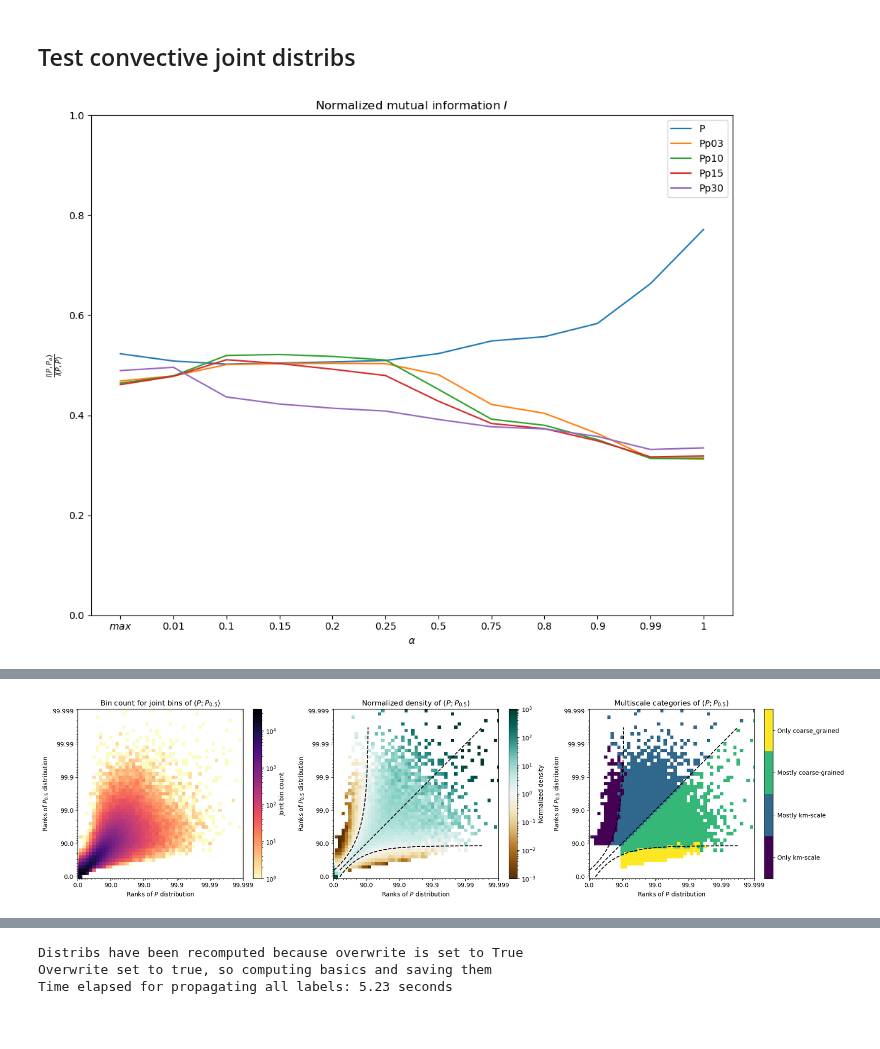
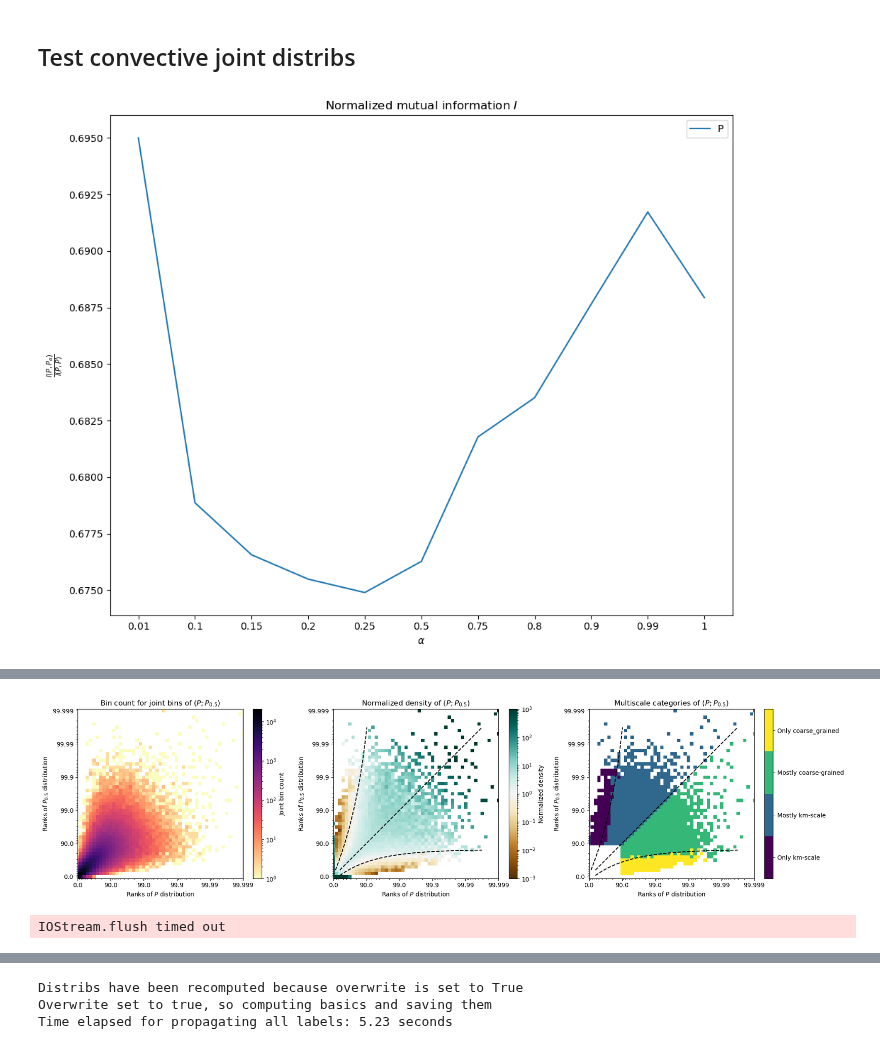
Before and after one commit to 19carenso/tempest, a Jupyter notebook: viz/cond_prec.ipynb, the cells around one changed output, grey strips where cells are left out. Saved outputs shown, nothing was run; the diff lists cells and outputs as text; code cells hidden in the pictures.

```diff
--- a/viz/cond_prec.ipynb
+++ b/viz/cond_prec.ipynb
@@ -16,7 +16,7 @@ from tempest import storm_tracker
 from tempest import joint_distrib
 from tempest import handler
 from tempest.plots.hist import simple_hist
-settings_path = 'settings/tropics_20d.yaml'
+settings_path = 'settings/sam_summer.yaml'
 # %%
 # Instantiate CaseStudy by passing the settings.
 # Should also create appropriate directories
@@ -457,21 +530,21 @@ mis = [mi, mi_conv_03, mi_conv_10, mi_conv_15, mi_conv_30]
 import matplotlib.pyplot as plt
 
 conv = False
-alphas = [f"${i}$" for i in ["max", 0.01, 0.1, 0.15, 0.2, 0.25, 0.50, 0.75, 0.8, 0.9, 0.99, 1]] #, "Identity"
+alphas = [f"${i}$" for i in [0.01, 0.1, 0.15, 0.2, 0.25, 0.50, 0.75, 0.8, 0.9, 0.99, 1]] #"max", "Identity"
 
 fig, ax = plt.subplots(1, 1, figsize=(10,8))
-for mi,label in zip(mis, ["P", "Pp03", "Pp10", "Pp15", "Pp30"]): #Pp08
-    ax.plot(alphas, mi[:-1]/mi[-1], label = label)
+for mi,label in zip(mis, ["P", "Pp03", "Pp10", "Pp30"]): #Pp08, , "Pp15"
+    ax.plot(alphas, mi[1:-1]/mi[-1], label = label) #/mi[-1]
 ax.set_xlabel(r'$\alpha$')
 ax.set_ylabel(r'$\frac{I(P, P_{\alpha})}{I(P, P)}$')
-ax.set_ylim(bottom=0, top=1)  # Set y-axis to range from 0 to 1
+# ax.set_ylim(bottom=0, top=1)  # Set y-axis to range from 0 to 1
 
 ax.set_title(r'Normalized mutual information $I$')
 ax.legend()
 plt.tight_layout()
 plt.show()
 # %% [output]
-[figure, old version]
+[figure, new version]
 # %%
 # %matplotlib inline
 # jd =joint_distrib.JointDistribution(gr, st, var_id_1 = "mean_unweighted_Prec", var_id_2 = "cond_alpha_01_Prec", nd=5, overwrite = True, dist_mask = False)
@@ -487,7 +560,7 @@ plt.show()
 %matplotlib inline
 import matplotlib as mpl
 
-jd =joint_distrib.JointDistribution(gr, st, var_id_1 = "mean_unweighted_Prec", var_id_2 = "cond_alpha_50_Prec", nd=5, overwrite = True, dist_mask = False)
+jd =joint_distrib.JointDistribution(gr, st, var_id_1 = "mean_unweighted_Prec", var_id_2 = "cond_alpha_85_Prec", nd=5, overwrite = True, dist_mask = True)
 
 fig, axs = plt.subplots(1, 3, figsize=(3.92*4.8, 4.85))
 
@@ -524,2 +597,3 @@ Time elapsed for propagating all labels: 4.95 seconds
-[figure, old version]
+[figure, new version]
+IOStream.flush timed out
 # %%
```
Also changed, not shown: parts of 16 cells of this notebook, 21 other files.
